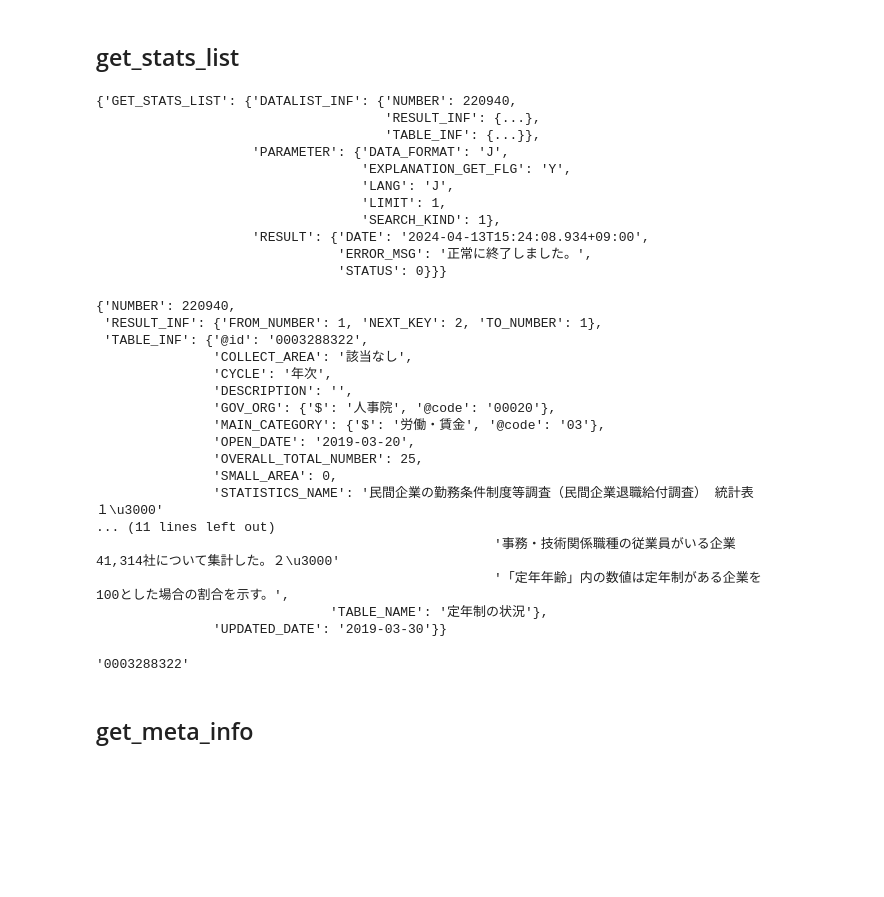
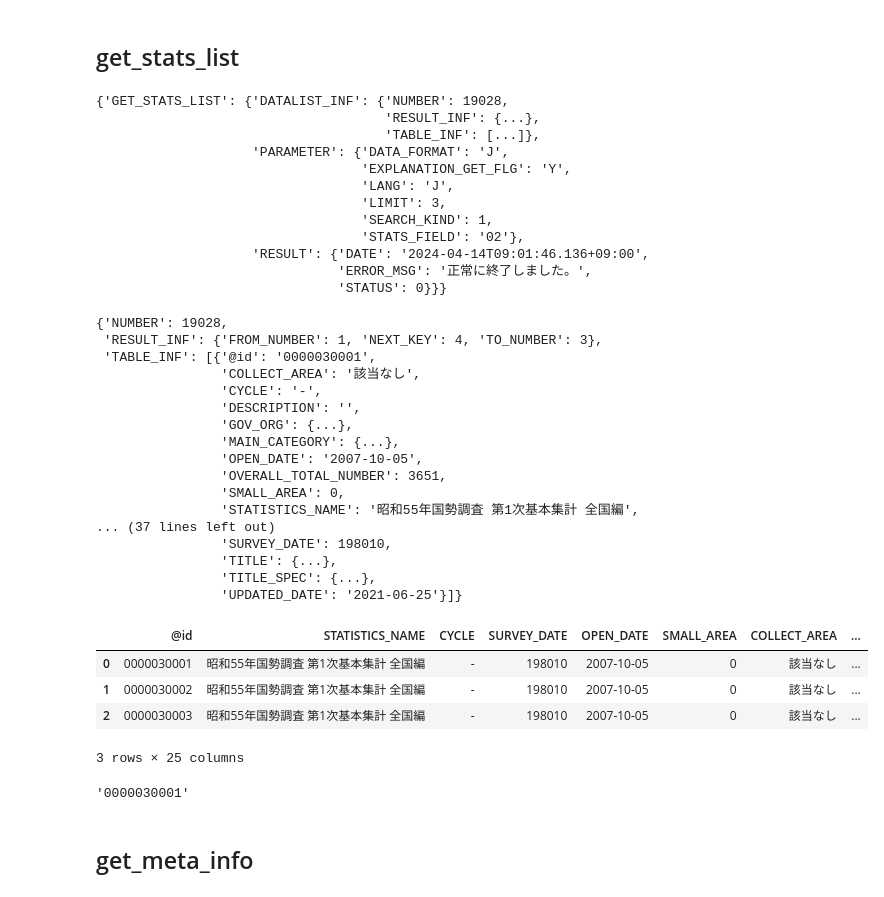
Before and after one commit to savioursho/estatapi-python, a Jupyter notebook: examples/example.ipynb, the cells around one changed output. Saved outputs shown, nothing was run; the diff lists cells and outputs as text; code cells hidden in the pictures; blank space fills up the shorter version.

```diff
--- a/examples/example.ipynb
+++ b/examples/example.ipynb
@@ -13,50 +18,58 @@ estatapi.set_appid(APPID)
 # %% [markdown]
 ## get_stats_list
 # %%
-stats_list_output = estatapi.get_stats_list(limit=1)
-pprint(stats_list_output.to_json(), depth=3)
+stats_list_response = estatapi.get_stats_list(limit=3, statsField="02")
+pprint(stats_list_response.json(), depth=3)
 # %% [output]
-{'GET_STATS_LIST': {'DATALIST_INF': {'NUMBER': 220940,
+{'GET_STATS_LIST': {'DATALIST_INF': {'NUMBER': 19028,
                                      'RESULT_INF': {...},
-                                     'TABLE_INF': {...}},
+                                     'TABLE_INF': [...]},
                     'PARAMETER': {'DATA_FORMAT': 'J',
                                   'EXPLANATION_GET_FLG': 'Y',
                                   'LANG': 'J',
-                                  'LIMIT': 1,
-                                  'SEARCH_KIND': 1},
-                    'RESULT': {'DATE': '2024-04-13T15:24:08.934+09:00',
+                                  'LIMIT': 3,
+                                  'SEARCH_KIND': 1,
+                                  'STATS_FIELD': '02'},
+                    'RESULT': {'DATE': '2024-04-14T09:01:46.136+09:00',
                                'ERROR_MSG': '正常に終了しました。',
                                'STATUS': 0}}}
 # %%
 pprint(
-    stats_list_output.get_data(),
+    stats_list_response.json()["GET_STATS_LIST"]["DATALIST_INF"],
     depth=3,
 )
 # %% [output]
-{'NUMBER': 220940,
- 'RESULT_INF': {'FROM_NUMBER': 1, 'NEXT_KEY': 2, 'TO_NUMBER': 1},
- 'TABLE_INF': {'@id': '0003288322',
-               'COLLECT_AREA': '該当なし',
-               'CYCLE': '年次',
-               'DESCRIPTION': '',
-               'GOV_ORG': {'$': '人事院', '@code': '00020'},
-               'MAIN_CATEGORY': {'$': '労働・賃金', '@code': '03'},
-               'OPEN_DATE': '2019-03-20',
-               'OVERALL_TOTAL_NUMBER': 25,
-               'SMALL_AREA': 0,
-               'STATISTICS_NAME': '民間企業の勤務条件制度等調査（民間企業退職給付調査） 統計表 １\u3000'
-... (11 lines left out)
-                                                   '事務・技術関係職種の従業員がいる企業41,314社について集計した。２\u3000'
-                                                   '「定年年齢」内の数値は定年制がある企業を100とした場合の割合を示す。',
-                              'TABLE_NAME': '定年制の状況'},
-               'UPDATED_DATE': '2019-03-30'}}
+{'NUMBER': 19028,
+ 'RESULT_INF': {'FROM_NUMBER': 1, 'NEXT_KEY': 4, 'TO_NUMBER': 3},
+ 'TABLE_INF': [{'@id': '0000030001',
+                'COLLECT_AREA': '該当なし',
+                'CYCLE': '-',
+                'DESCRIPTION': '',
+                'GOV_ORG': {...},
+                'MAIN_CATEGORY': {...},
+                'OPEN_DATE': '2007-10-05',
+                'OVERALL_TOTAL_NUMBER': 3651,
+                'SMALL_AREA': 0,
+                'STATISTICS_NAME': '昭和55年国勢調査 第1次基本集計 全国編',
+... (37 lines left out)
+                'SURVEY_DATE': 198010,
+                'TITLE': {...},
+                'TITLE_SPEC': {...},
+                'UPDATED_DATE': '2021-06-25'}]}
-# %%
-statsDataId = stats_list_output.to_json()["GET_STATS_LIST"]["DATALIST_INF"][
-    "TABLE_INF"
-]["@id"]
-statsDataId
-# %% [output]
-'0003288322'
+# %%
+df_stats_list = estatapi.stats_list_to_pandas(stats_list_response.json())
+df_stats_list.head()
+# %% [output]
+|  | @id | STATISTICS_NAME | CYCLE | SURVEY_DATE | OPEN_DATE | SMALL_AREA | COLLECT_AREA | ... |
+| 0 | 0000030001 | 昭和55年国勢調査 第1次基本集計 全国編 | - | 198010 | 2007-10-05 | 0 | 該当なし | ... |
+| 1 | 0000030002 | 昭和55年国勢調査 第1次基本集計 全国編 | - | 198010 | 2007-10-05 | 0 | 該当なし | ... |
+| 2 | 0000030003 | 昭和55年国勢調査 第1次基本集計 全国編 | - | 198010 | 2007-10-05 | 0 | 該当なし | ... |
+3 rows × 25 columns
+# %%
+statsDataId = df_stats_list.loc[0, "@id"]
+statsDataId
+# %% [output]
+'0000030001'
 # %% [markdown]
 ## get_meta_info
 # %%
```
Also changed, not shown: parts of 10 cells of this notebook, 1 other file.
